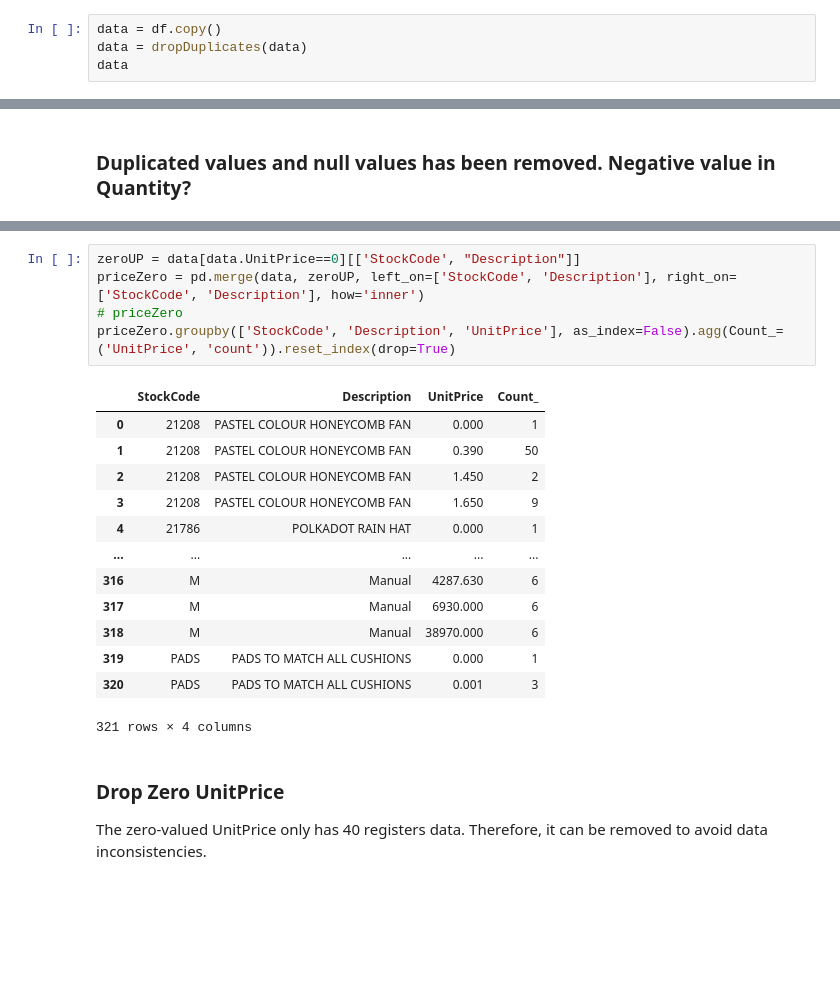
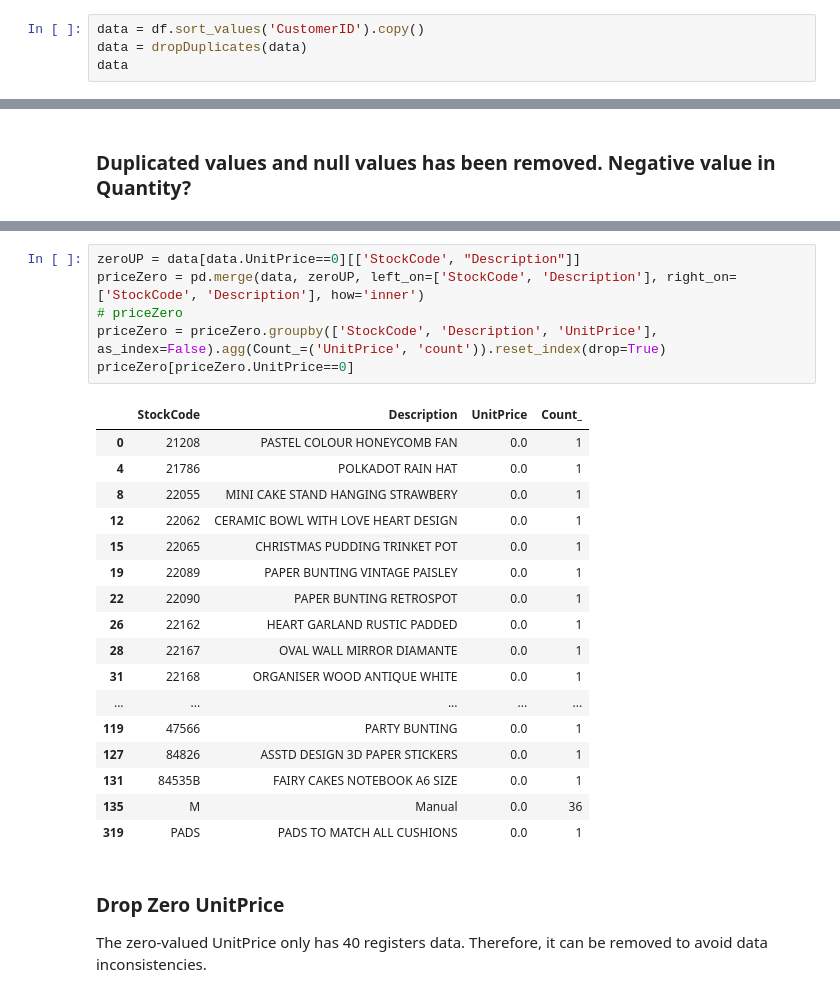
Before and after one commit to mrazakqq/Customer-Segmentation-Online-Retail, a Jupyter notebook: customer-segmentation-online-retail.ipynb, the cells around one changed output, grey strips where cells are left out. Cells and saved outputs as stored; diff of their text form; blank space fills up the shorter version.

```diff
--- a/customer-segmentation-online-retail.ipynb
+++ b/customer-segmentation-online-retail.ipynb
@@ -133,7 +133,7 @@ def dropDuplicates(df):
   print(f'Dimensions after remove duplicates: {df.shape}')
   return df
 # %%
-data = df.copy()
+data = df.sort_values('CustomerID').copy()
 data = dropDuplicates(data)
 data
 # %% [output]
@@ -329,22 +329,27 @@ length: 40
 # %%
 zeroUP = data[data.UnitPrice==0][['StockCode', "Description"]]
 priceZero = pd.merge(data, zeroUP, left_on=['StockCode', 'Description'], right_on=['StockCode', 'Description'], how='inner')
 # priceZero
-priceZero.groupby(['StockCode', 'Description', 'UnitPrice'], as_index=False).agg(Count_=('UnitPrice', 'count')).reset_index(drop=True)
+priceZero = priceZero.groupby(['StockCode', 'Description', 'UnitPrice'], as_index=False).agg(Count_=('UnitPrice', 'count')).reset_index(drop=True)
+priceZero[priceZero.UnitPrice==0]
 # %% [output]
 |  | StockCode | Description | UnitPrice | Count_ |
-| 0 | 21208 | PASTEL COLOUR HONEYCOMB FAN | 0.000 | 1 |
-| 1 | 21208 | PASTEL COLOUR HONEYCOMB FAN | 0.390 | 50 |
-| 2 | 21208 | PASTEL COLOUR HONEYCOMB FAN | 1.450 | 2 |
-| 3 | 21208 | PASTEL COLOUR HONEYCOMB FAN | 1.650 | 9 |
-| 4 | 21786 | POLKADOT RAIN HAT | 0.000 | 1 |
+| 0 | 21208 | PASTEL COLOUR HONEYCOMB FAN | 0.0 | 1 |
+| 4 | 21786 | POLKADOT RAIN HAT | 0.0 | 1 |
+| 8 | 22055 | MINI CAKE STAND HANGING STRAWBERY | 0.0 | 1 |
+| 12 | 22062 | CERAMIC BOWL WITH LOVE HEART DESIGN | 0.0 | 1 |
+| 15 | 22065 | CHRISTMAS PUDDING TRINKET POT | 0.0 | 1 |
+| 19 | 22089 | PAPER BUNTING VINTAGE PAISLEY | 0.0 | 1 |
+| 22 | 22090 | PAPER BUNTING RETROSPOT | 0.0 | 1 |
+| 26 | 22162 | HEART GARLAND RUSTIC PADDED | 0.0 | 1 |
+| 28 | 22167 | OVAL WALL MIRROR DIAMANTE | 0.0 | 1 |
+| 31 | 22168 | ORGANISER WOOD ANTIQUE WHITE | 0.0 | 1 |
 | ... | ... | ... | ... | ... |
-| 316 | M | Manual | 4287.630 | 6 |
-| 317 | M | Manual | 6930.000 | 6 |
-| 318 | M | Manual | 38970.000 | 6 |
-| 319 | PADS | PADS TO MATCH ALL CUSHIONS | 0.000 | 1 |
-| 320 | PADS | PADS TO MATCH ALL CUSHIONS | 0.001 | 3 |
+| 119 | 47566 | PARTY BUNTING | 0.0 | 1 |
+| 127 | 84826 | ASSTD DESIGN 3D PAPER STICKERS | 0.0 | 1 |
+| 131 | 84535B | FAIRY CAKES NOTEBOOK A6 SIZE | 0.0 | 1 |
+| 135 | M | Manual | 0.0 | 36 |
+| 319 | PADS | PADS TO MATCH ALL CUSHIONS | 0.0 | 1 |
-321 rows × 4 columns
 # %% [markdown]
 ### **Drop Zero UnitPrice**
 The zero-valued UnitPrice only has 40 registers data. Therefore, it can be removed to avoid data inconsistencies.
```
Also changed, not shown: parts of 52 cells of this notebook.
